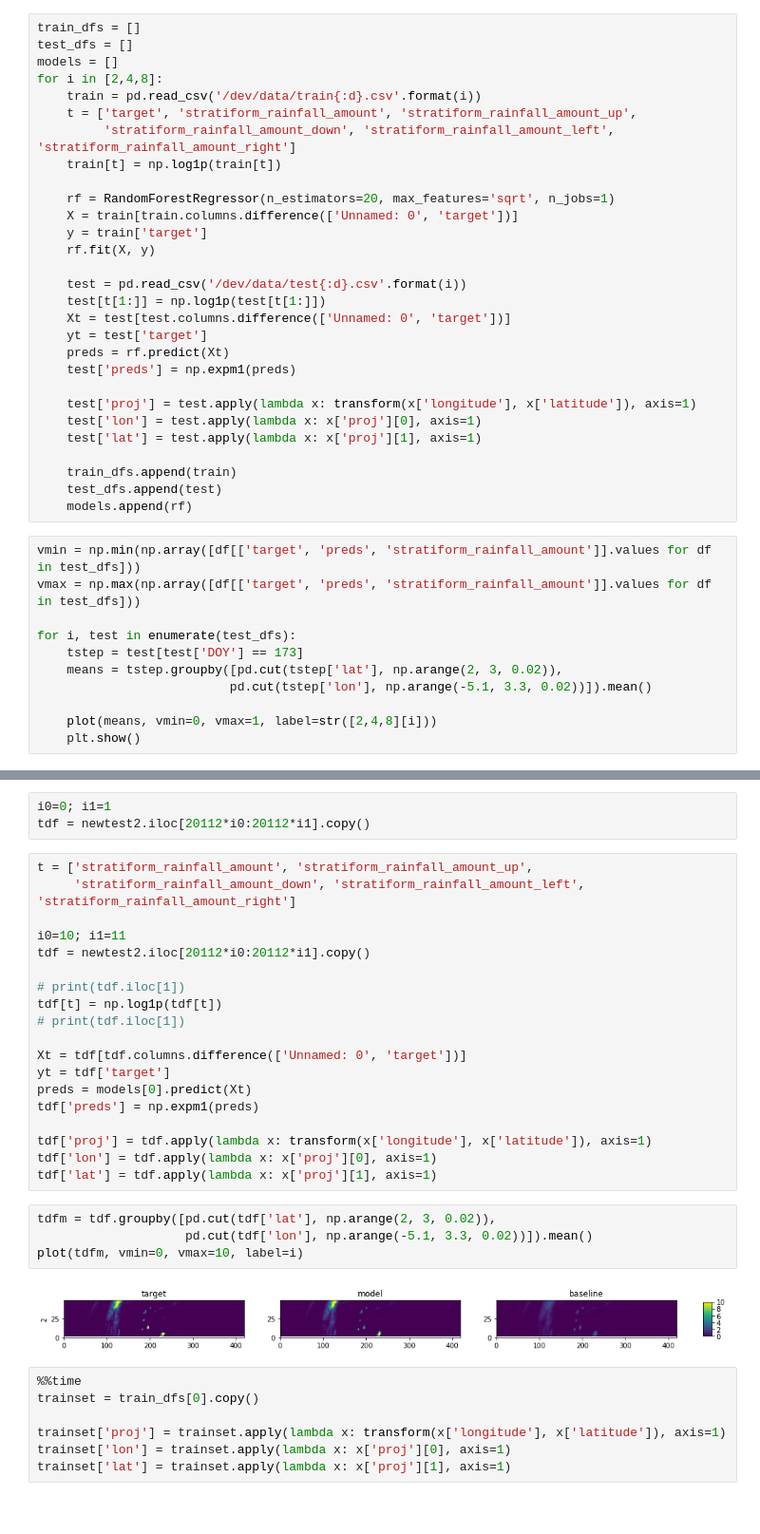
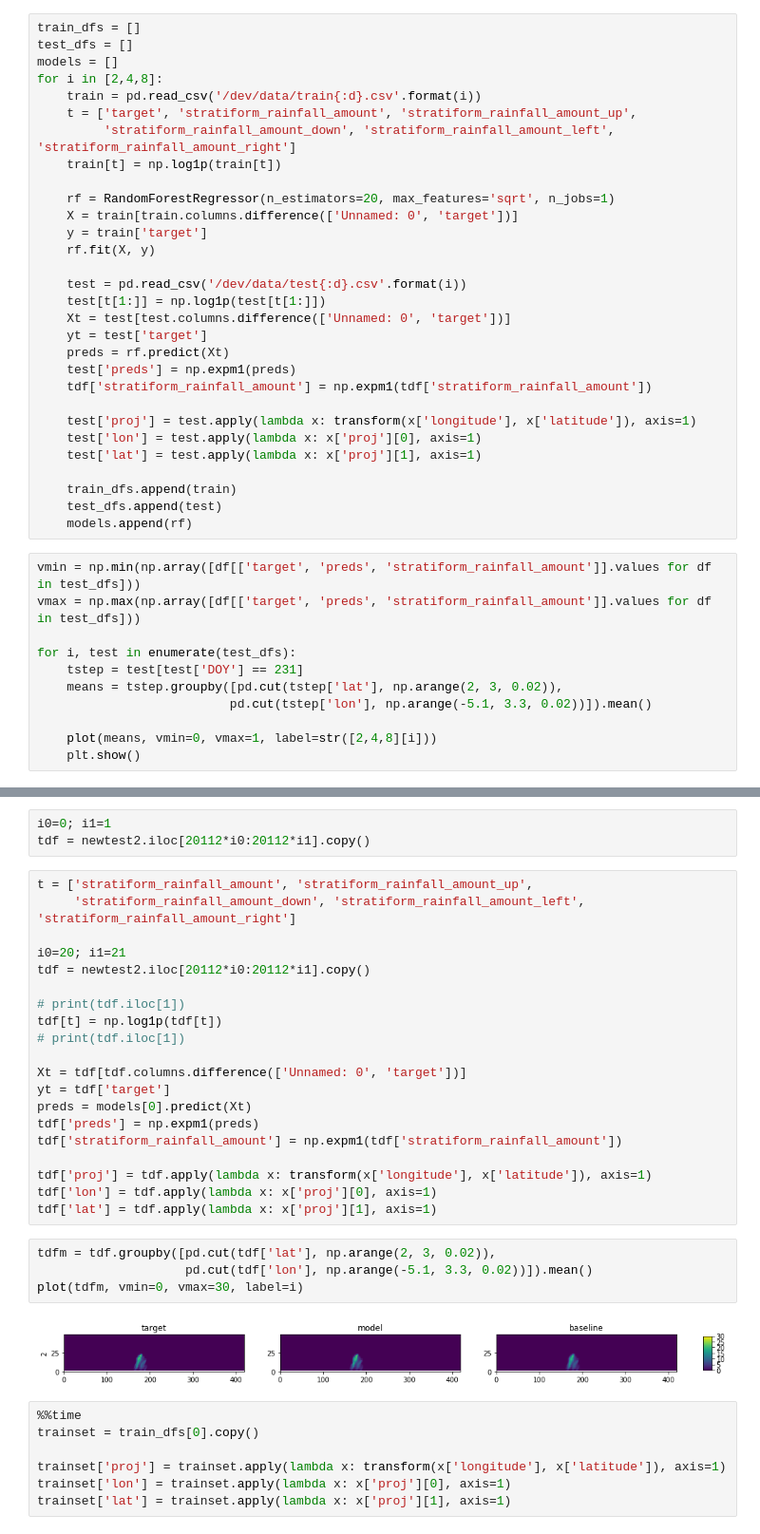
Before and after one commit to informatics-lab/RF_precip_downscaling, a Jupyter notebook: analysis.ipynb, the cells around one changed output, grey strips where cells are left out. Shown: that part at 95% size. Drawn from its saved outputs; the diff is of its cells as text.

```diff
--- a/analysis.ipynb
+++ b/analysis.ipynb
@@ -65,6 +65,7 @@ for i in [2,4,8]:
     yt = test['target']
     preds = rf.predict(Xt)
     test['preds'] = np.expm1(preds)
+    tdf['stratiform_rainfall_amount'] = np.expm1(tdf['stratiform_rainfall_amount'])
 
     test['proj'] = test.apply(lambda x: transform(x['longitude'], x['latitude']), axis=1)
     test['lon'] = test.apply(lambda x: x['proj'][0], axis=1)
@@ -78,7 +79,7 @@ vmin = np.min(np.array([df[['target', 'preds', 'stratiform_rainfall_amount']].va
 vmax = np.max(np.array([df[['target', 'preds', 'stratiform_rainfall_amount']].values for df in test_dfs]))
 
 for i, test in enumerate(test_dfs):
-    tstep = test[test['DOY'] == 173]
+    tstep = test[test['DOY'] == 231]
     means = tstep.groupby([pd.cut(tstep['lat'], np.arange(2, 3, 0.02)),
                           pd.cut(tstep['lon'], np.arange(-5.1, 3.3, 0.02))]).mean()
 
@@ -170,7 +170,7 @@ tdf = newtest2.iloc[20112*i0:20112*i1].copy()
 t = ['stratiform_rainfall_amount', 'stratiform_rainfall_amount_up',
      'stratiform_rainfall_amount_down', 'stratiform_rainfall_amount_left', 'stratiform_rainfall_amount_right']
 
-i0=10; i1=11
+i0=20; i1=21
 tdf = newtest2.iloc[20112*i0:20112*i1].copy()
 
 # print(tdf.iloc[1])
@@ -181,6 +181,7 @@ Xt = tdf[tdf.columns.difference(['Unnamed: 0', 'target'])]
 yt = tdf['target']
 preds = models[0].predict(Xt)
 tdf['preds'] = np.expm1(preds)
+tdf['stratiform_rainfall_amount'] = np.expm1(tdf['stratiform_rainfall_amount'])
 
 tdf['proj'] = tdf.apply(lambda x: transform(x['longitude'], x['latitude']), axis=1)
 tdf['lon'] = tdf.apply(lambda x: x['proj'][0], axis=1)
@@ -188,9 +189,9 @@ tdf['lat'] = tdf.apply(lambda x: x['proj'][1], axis=1)
 # %%
 tdfm = tdf.groupby([pd.cut(tdf['lat'], np.arange(2, 3, 0.02)),
                     pd.cut(tdf['lon'], np.arange(-5.1, 3.3, 0.02))]).mean()
-plot(tdfm, vmin=0, vmax=10, label=i)
+plot(tdfm, vmin=0, vmax=30, label=i)
 # %% [output]
-[figure, old version]
+[figure, new version]
 # %%
 %%time
 trainset = train_dfs[0].copy()
```
Also changed, not shown: parts of 1 cell of this notebook.
